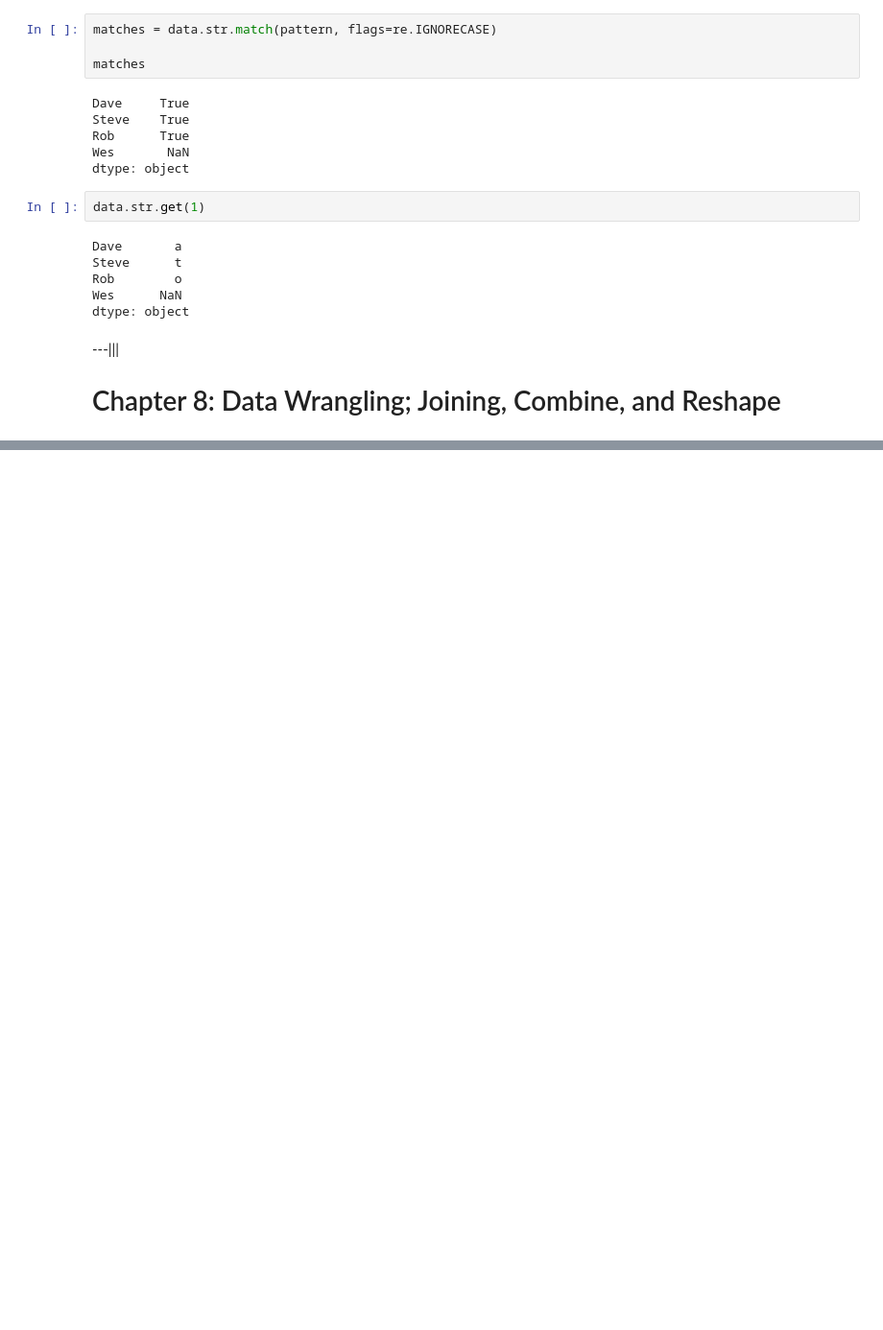
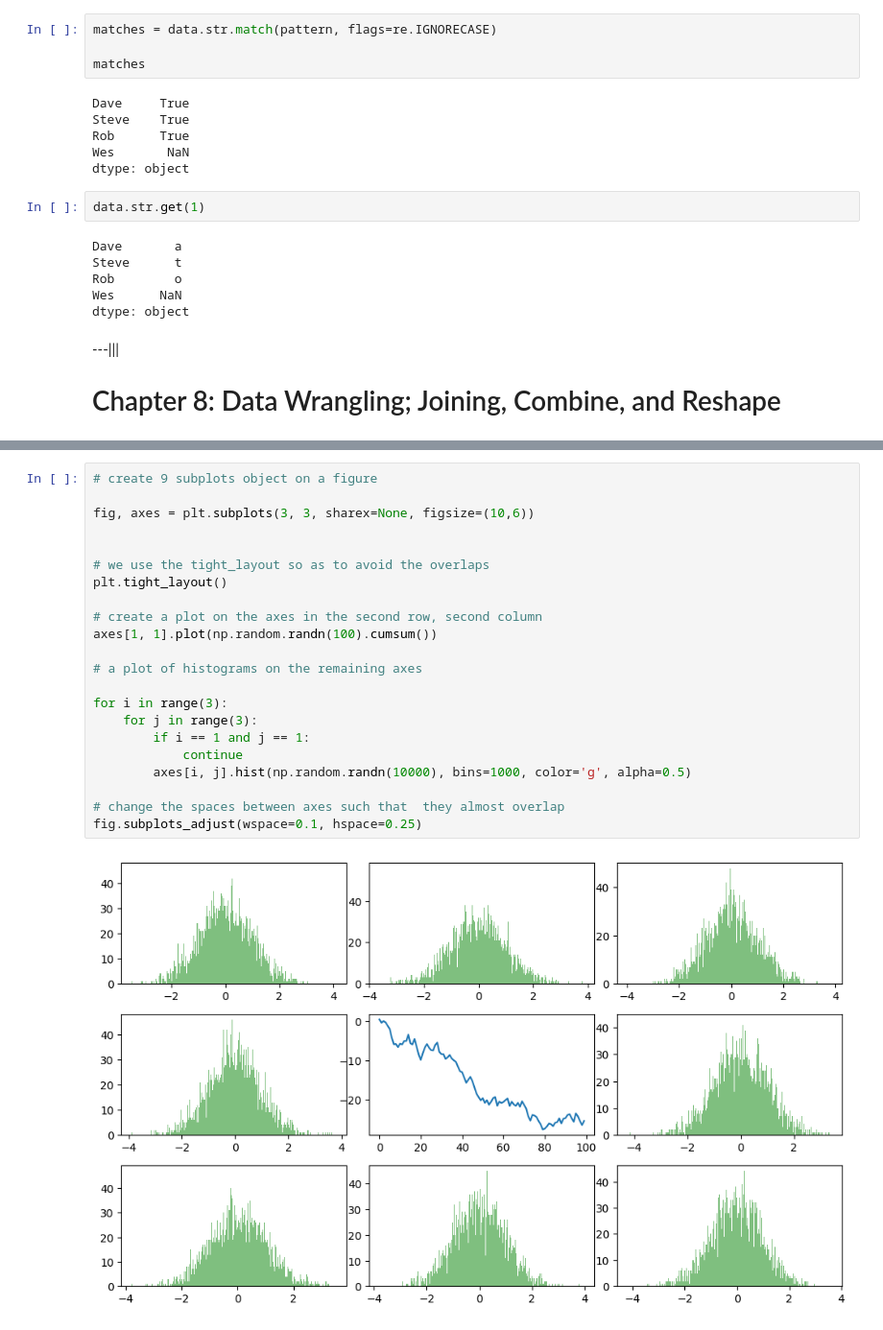
Before and after one commit to morayo0x/data_analysis, a Jupyter notebook: lib/pandas.ipynb, the cells around one changed output, grey strips where cells are left out. Shown at 96% size. Drawn from its saved outputs; the diff is of its cells as text; blank space fills up the shorter version.

```diff
--- a/lib/pandas.ipynb
+++ b/lib/pandas.ipynb
@@ -2034,0 +2125,24 @@ dtype: object
+# %%
+# create 9 subplots object on a figure
+
+fig, axes = plt.subplots(3, 3, sharex=None, figsize=(10,6))
+
+
+# we use the tight_layout so as to avoid the overlaps
+plt.tight_layout()
+
+# create a plot on the axes in the second row, second column
+axes[1, 1].plot(np.random.randn(100).cumsum())
+
+# a plot of histograms on the remaining axes
+
+for i in range(3):
+    for j in range(3):
+        if i == 1 and j == 1:
+            continue
+        axes[i, j].hist(np.random.randn(10000), bins=1000, color='g', alpha=0.5)
+
+# change the spaces between axes such that  they almost overlap
+fig.subplots_adjust(wspace=0.1, hspace=0.25)
+# %% [output]
+[figure, added]
```
Also changed, not shown: parts of 17 cells of this notebook.
